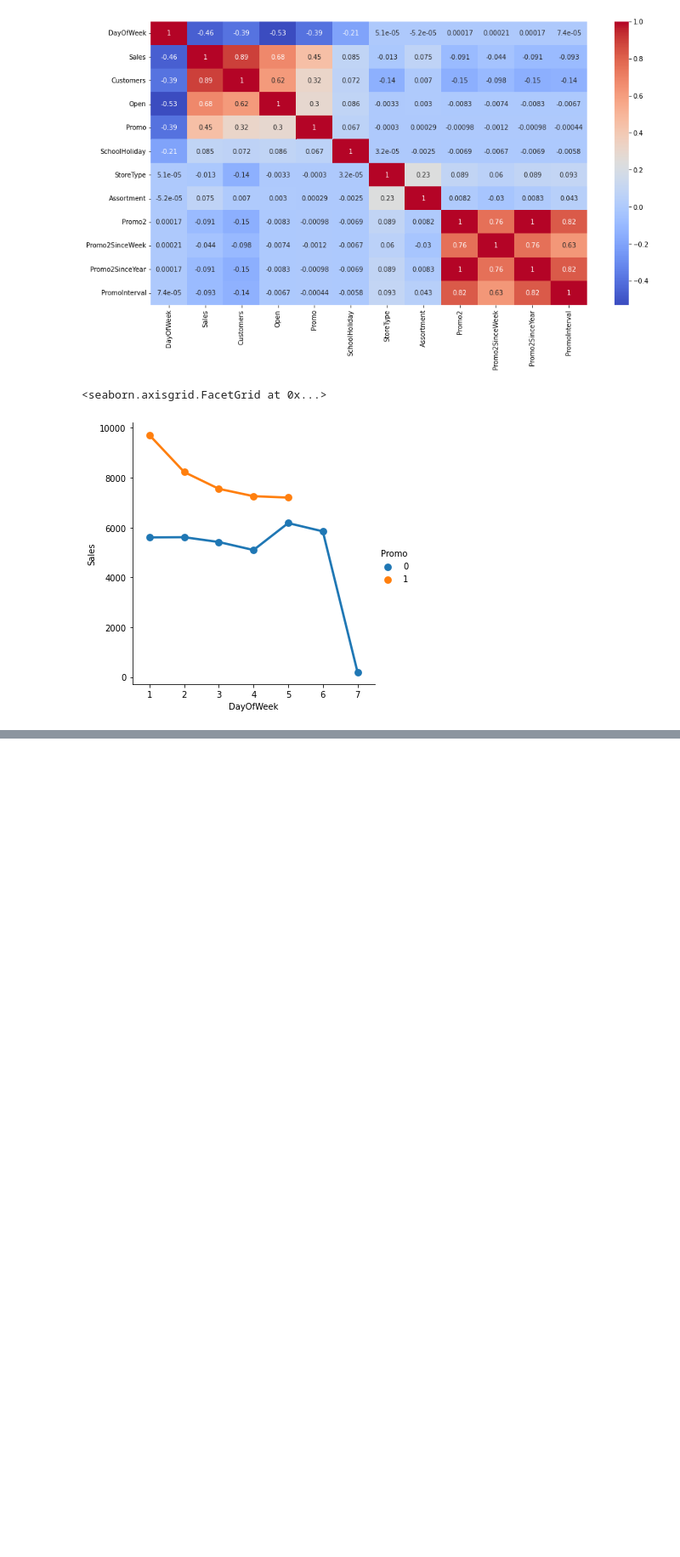
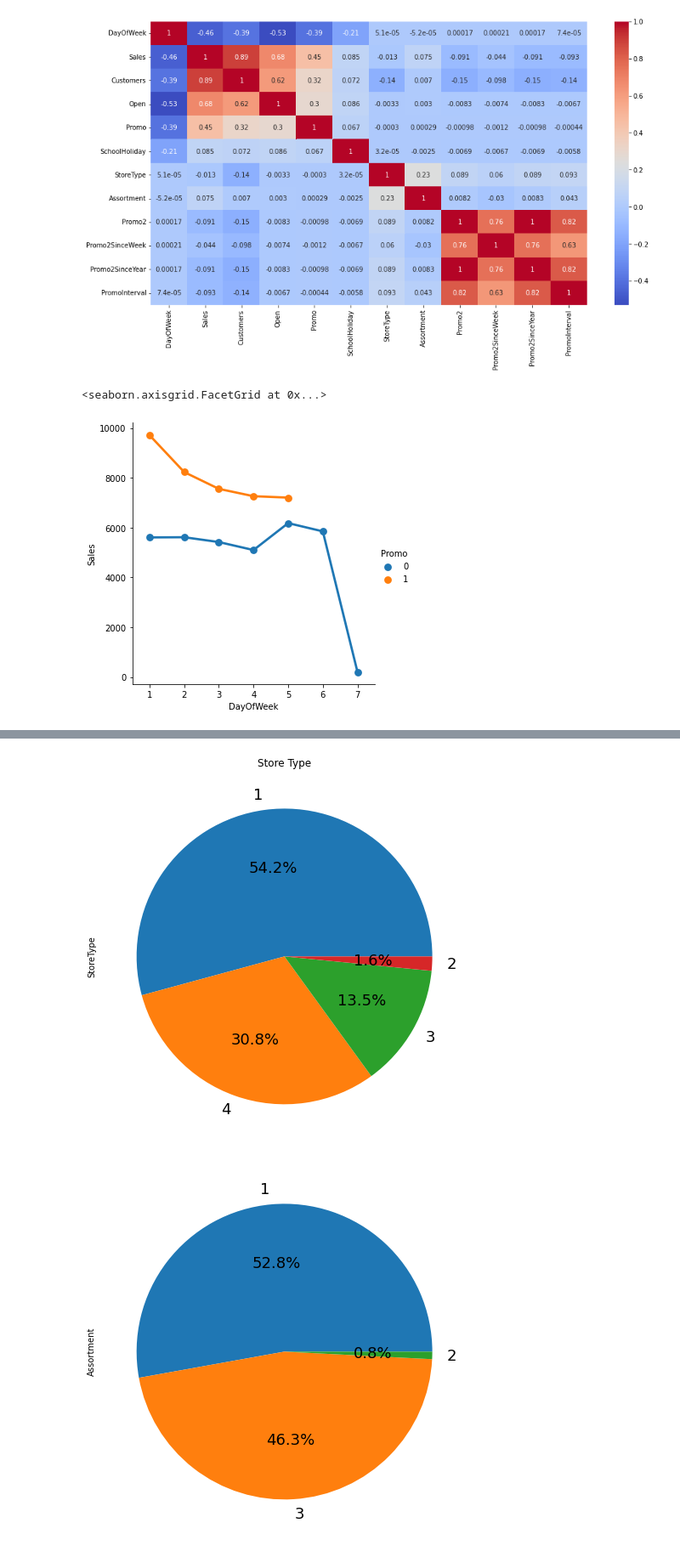
Before and after one commit to RahulI5/Retail-Sales-Prediction, a Jupyter notebook: Retail_Sales_Prediction_Capstone_Project.ipynb, the cells around one changed output, grey strips where cells are left out. Shown at 85% size. Saved outputs shown, nothing was run; the diff lists cells and outputs as text; code cells hidden in the pictures; blank space fills up the shorter version.

```diff
--- a/Retail_Sales_Prediction_Capstone_Project.ipynb
+++ b/Retail_Sales_Prediction_Capstone_Project.ipynb
@@ -245,0 +264,13 @@ sns.factorplot(data = merge_data, x = "DayOfWeek", y = "Sales", hue = "Promo")
+# %%
+# Percentage share of Store Type & Assortment.
+percent = merge_data["StoreType"].value_counts()
+percent.plot.pie(fontsize= 18,autopct="%.1f%%",figsize=(10,8),textprops={'fontsize': 20})
+plt.title('Store Type')
+plt.show()
+
+percent = merge_data["Assortment"].value_counts()
+percent.plot.pie(fontsize= 18,autopct="%.1f%%",figsize=(10,8),textprops={'fontsize': 20})
+plt.show()
+# %% [output]
+[figure, added]
+[figure, added]
```
Also changed, not shown: parts of 8 cells of this notebook.
